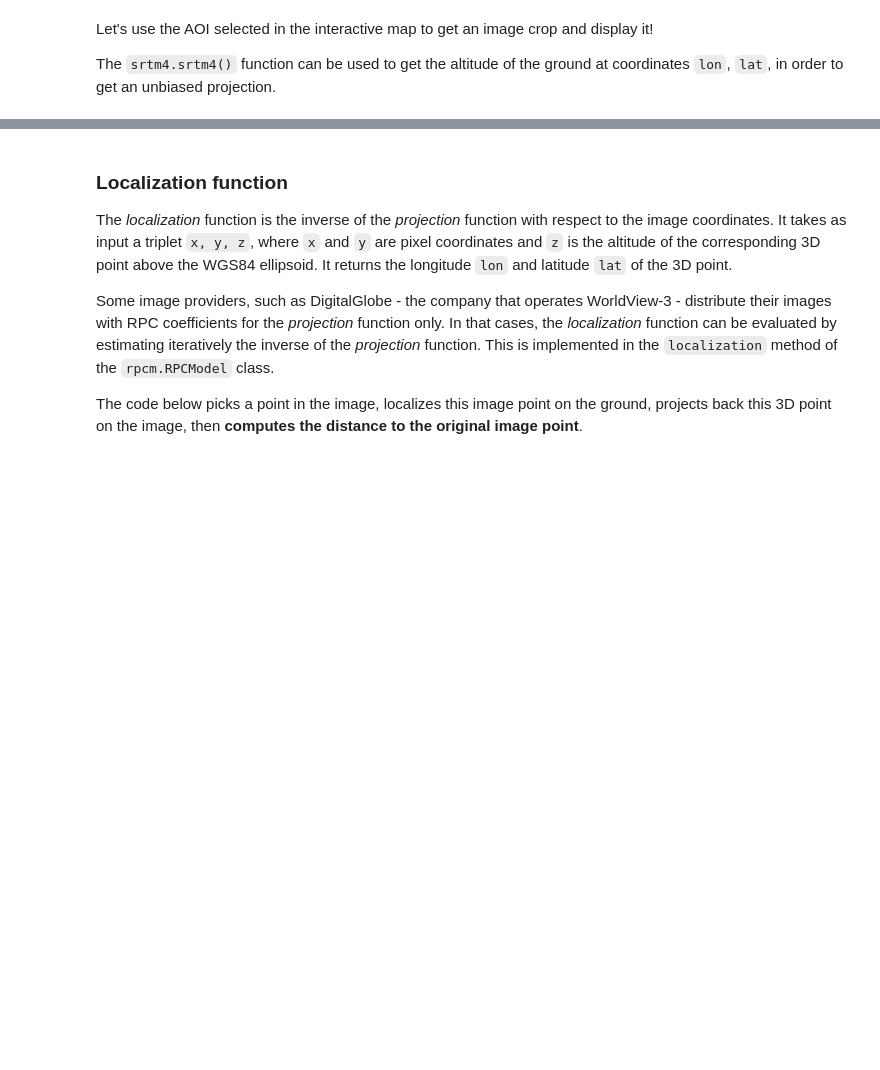
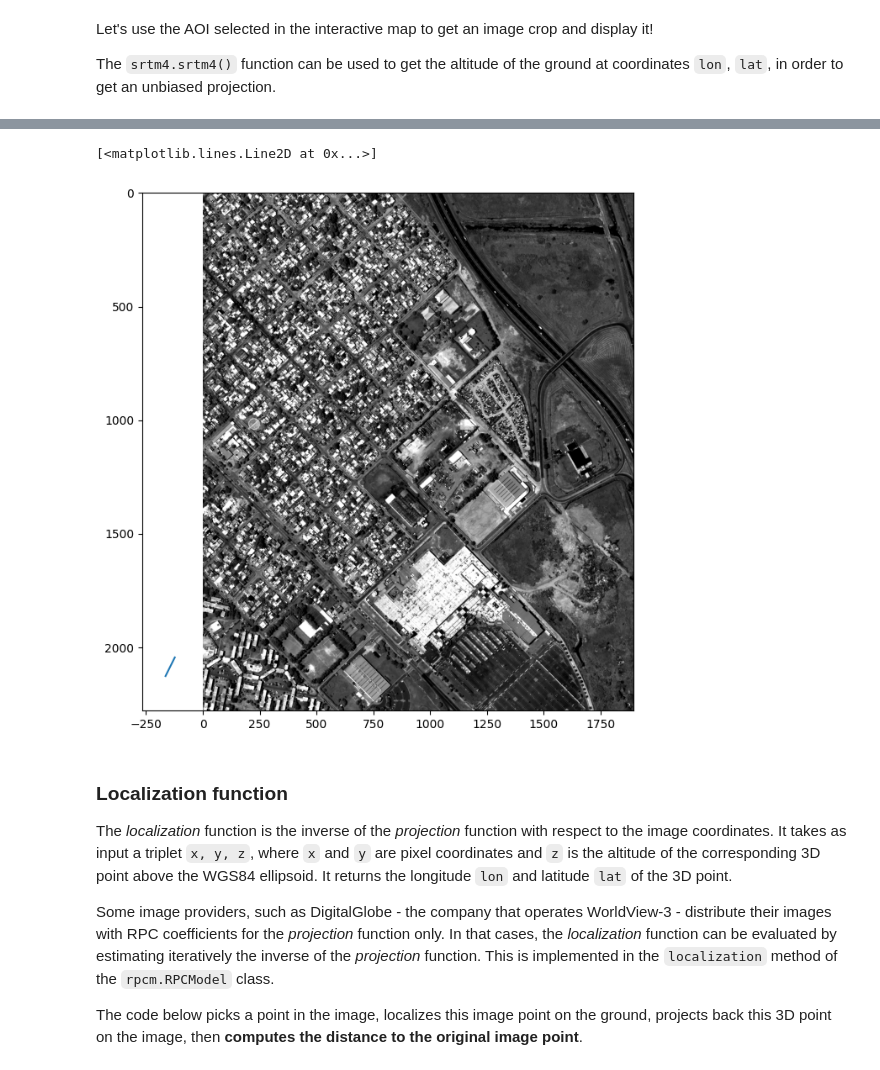
Before and after one commit to gardiens/MVA_24_25, a Jupyter notebook: MVA_SAT/TP_rectification.ipynb, the cells around one changed output, grey strips where cells are left out. Saved outputs shown, nothing was run; the diff lists cells and outputs as text; code cells hidden in the pictures; blank space fills up the shorter version.

```diff
--- a/MVA_SAT/TP_rectification.ipynb
+++ b/MVA_SAT/TP_rectification.ipynb
@@ -332,7 +313,7 @@ Remember that the `projection` function needs an altitude coordinate `z`, which
 # %%
 def bounding_box_of_projected_aoi(rpc, aoi, z=0):
     """
-    Return the x, y, w, h pixel bounding box of a projected AOI.
+    Return the x, y, w, h PIXEL bounding box of a projected AOI.
 
     Args:
         rpc (rpcm.RPCModel): RPC camera model
@@ -343,3 +324,19 @@ def bounding_box_of_projected_aoi(rpc, aoi, z=0):
         x, y (ints): column and row of the top-left pixel of the bounding box
         w, h (ints): width and height of the bounding box, in pixels
     """
+
+    # compute the bounding box
+    coords=np.array(aoi["coordinates"])
+
+    lon=coords[0,:,0]
+    lat=coords[0,:,1]
+    lon
+    aoi_in_pixel=rpc.projection(lon=lon,lat=lat,alt=z)
+    x,y,w,h=utils.bounding_box2D(aoi_in_pixel)
+
+    return int(x),int(y),int(w),int(h)
+# %%
+# get the altitude of the center of the AOI
+lon, lat  = aoi['center']
+z = srtm4.srtm4(lon, lat)
+rpcm.rpc_from_geotiff(images[i])
@@ -346,3 +369,5 @@ def bounding_box_of_projected_aoi(rpc, aoi, z=0):
+# %%
+  x, y, w, h = bounding_box_of_projected_aoi(rpcm.rpc_from_geotiff(images[i]), aoi, z)
 # %% [markdown]
 The function `crop_aoi` defined below uses your `bounding_box_of_projected_aoi` function to actually crop the AOI. It uses:
 * `rpcm.rpc_from_geotiff` to read the RPC coefficients and get an `rpcm.RPCModel` object
@@ -379,19 +410,22 @@ The `srtm4.srtm4()` function can be used to get the altitude of the ground at co
 # %%
 # get the altitude of the center of the AOI
 lon, lat  = aoi['center']
 z = srtm4.srtm4(lon, lat)
 
 # crop the selected AOI in image i
 crop, x, y = crop_aoi(images[i], aoi, z)
 
 # display the crop
 plt.figure(figsize=(8, 8))
 plt.imshow(utils.simple_equalization_8bit(crop), cmap='gray')
 
 # plot the vertical line from the previous exercise
 rpc = rpcm.rpc_from_geotiff(images[i])
-p = np.asarray(projection_of_3d_vertical_line(rpc, lon, lat, z - 100, z + 100, 5))
+p = np.asarray(projection_of_3d_vertical_line(rpc, lon, lat, int(z - 100), int(z + 100), 5))
 plt.plot(p[:, 0] - x, p[:,  1] - y)
+# %% [output]
+[<matplotlib.lines.Line2D at 0x...>]
+[figure, added]
 # %% [markdown]
 ### Localization function
 
```
Also changed, not shown: parts of 10 cells of this notebook.
